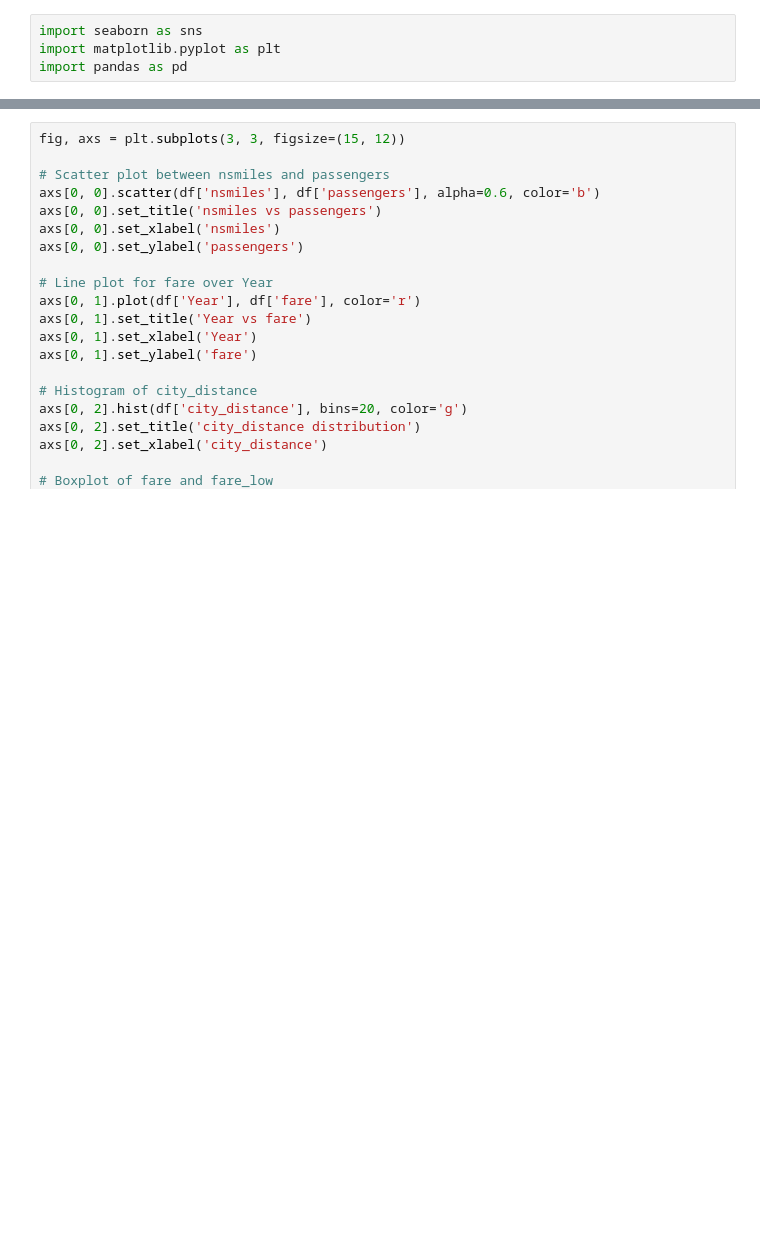
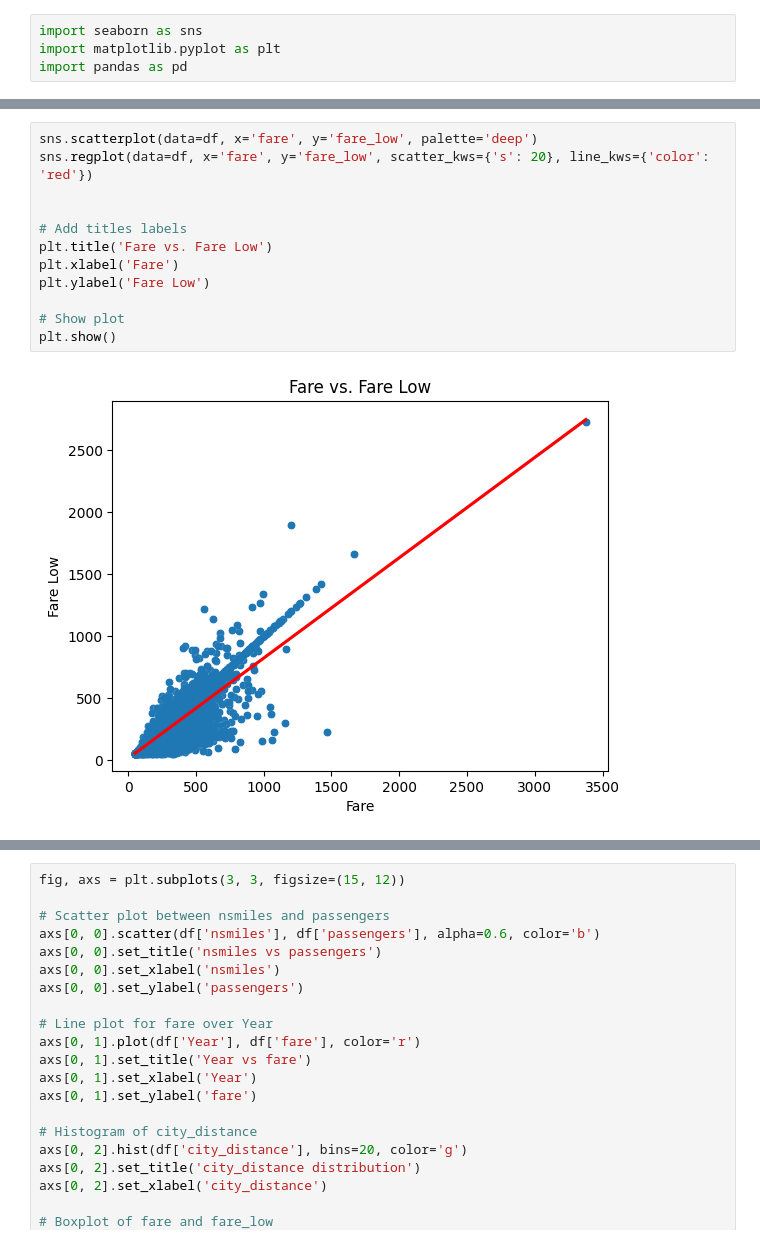
Before and after one commit to ashtonmcox/CDC, a Jupyter notebook: new_feature_plots.ipynb, the cells around one changed output, grey strips where cells are left out. Saved outputs shown, nothing was run; the diff lists cells and outputs as text; blank space fills up the shorter version.

```diff
--- a/new_feature_plots.ipynb
+++ b/new_feature_plots.ipynb
@@ -36,3 +31,17 @@ plt.xticks(rotation=45)
 plt.show()
 # %% [output]
 [figure]
+# %%
+sns.scatterplot(data=df, x='fare', y='fare_low', palette='deep')
+sns.regplot(data=df, x='fare', y='fare_low', scatter_kws={'s': 20}, line_kws={'color': 'red'})
+
+
+# Add titles labels
+plt.title('Fare vs. Fare Low')
+plt.xlabel('Fare')
+plt.ylabel('Fare Low')
+
+# Show plot
+plt.show()
+# %% [output]
+[figure, added]
```
Also changed, not shown: parts of 3 cells of this notebook, 8 other files.
